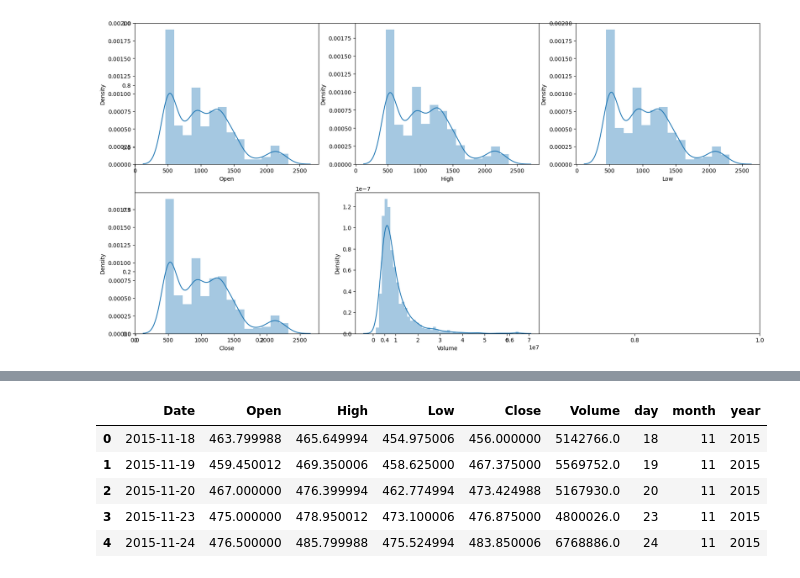
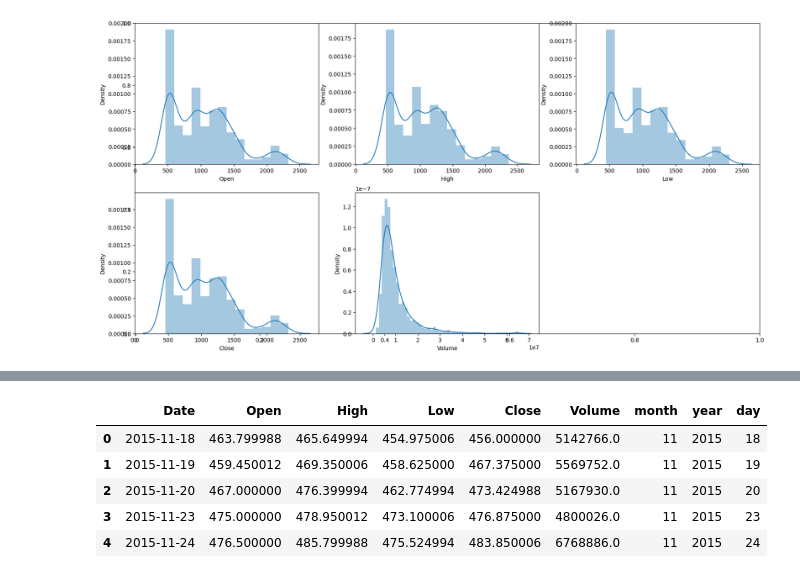
Before and after one commit to Maneesh6301/Stock-Price, a Jupyter notebook: notebook.ipynb, the cells around one changed output, grey strips where cells are left out. Cells and saved outputs as stored; diff of their text form; code cells hidden in the pictures.

```diff
--- a/notebook.ipynb
+++ b/notebook.ipynb
@@ -155,9 +155,9 @@ https://gist.github.com/mwaskom/de44147ed2974457ad6372750bbe5751
   sns.distplot(df[col])
 [figure]
 # %%
-splitted = df['Date'].str.split('/', expand=True)
-
-df['month'] = splitted[0].astype(int)
-df['day'] = splitted[1].astype(int)
-df['year'] = splitted[2].astype(int)
+plt.subplots(figsize=(20,10))
+for i, col in enumerate(features):
+  plt.subplot(2,3,i+1)
+  sns.boxplot(df[col])
+plt.show()
 # %% [output]
@@ -165,16 +165,16 @@ ValueError: invalid literal for int() with base 10: '2015-11-18'
 # %%
-df['Date'] = pd.to_datetime(df['Date'])
+splitted = df['Date'].str.split('-', expand=True)
 
-df['day'] = df['Date'].dt.day
-df['month'] = df['Date'].dt.month
-df['year'] = df['Date'].dt.year
+df['month'] = splitted[1].astype('int')
+df['year'] = splitted[0].astype('int')
+df['day'] = splitted[2].astype('int')
 
 df.head()
 # %% [output]
-|  | Date | Open | High | Low | Close | Volume | day | month | year |
-| 0 | 2015-11-18 | 463.799988 | 465.649994 | 454.975006 | 456.000000 | 5142766.0 | 18 | 11 | 2015 |
-| 1 | 2015-11-19 | 459.450012 | 469.350006 | 458.625000 | 467.375000 | 5569752.0 | 19 | 11 | 2015 |
-| 2 | 2015-11-20 | 467.000000 | 476.399994 | 462.774994 | 473.424988 | 5167930.0 | 20 | 11 | 2015 |
-| 3 | 2015-11-23 | 475.000000 | 478.950012 | 473.100006 | 476.875000 | 4800026.0 | 23 | 11 | 2015 |
-| 4 | 2015-11-24 | 476.500000 | 485.799988 | 475.524994 | 483.850006 | 6768886.0 | 24 | 11 | 2015 |
+|  | Date | Open | High | Low | Close | Volume | month | year | day |
+| 0 | 2015-11-18 | 463.799988 | 465.649994 | 454.975006 | 456.000000 | 5142766.0 | 11 | 2015 | 18 |
+| 1 | 2015-11-19 | 459.450012 | 469.350006 | 458.625000 | 467.375000 | 5569752.0 | 11 | 2015 | 19 |
+| 2 | 2015-11-20 | 467.000000 | 476.399994 | 462.774994 | 473.424988 | 5167930.0 | 11 | 2015 | 20 |
+| 3 | 2015-11-23 | 475.000000 | 478.950012 | 473.100006 | 476.875000 | 4800026.0 | 11 | 2015 | 23 |
+| 4 | 2015-11-24 | 476.500000 | 485.799988 | 475.524994 | 483.850006 | 6768886.0 | 11 | 2015 | 24 |
 # %%
```
Also changed, not shown: parts of 6 cells of this notebook, 1 other file.
